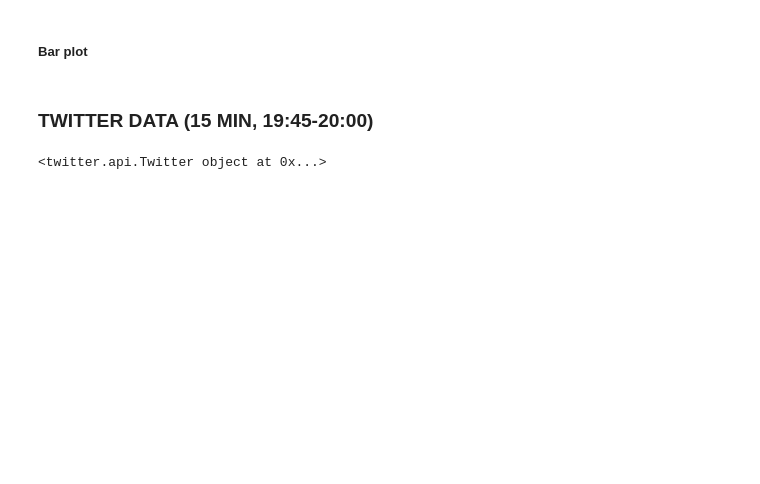
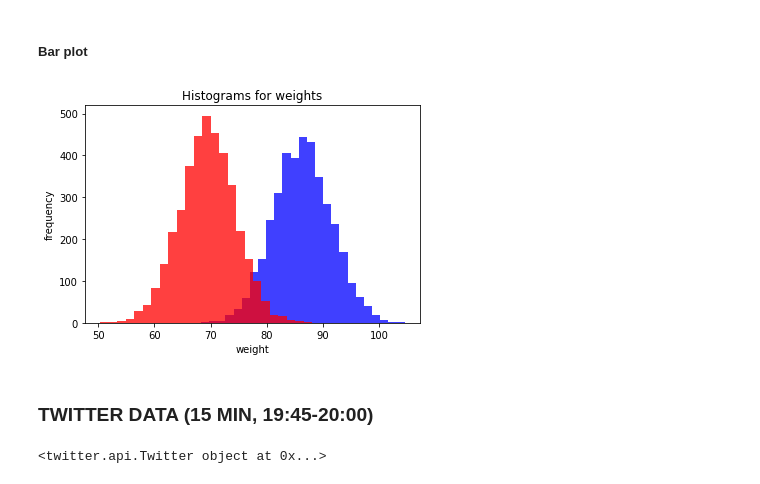
Before and after one commit to jessalfredsen/kom_godt_igang_med_python, a Jupyter notebook: main.ipynb, the cells around one changed output. Drawn from its saved outputs; the diff is of its cells as text; code cells hidden in the pictures; blank space fills up the shorter version.

```diff
--- a/main.ipynb
+++ b/main.ipynb
@@ -759,6 +758,17 @@ plt.show()
 ##### Bar plot
 # %%
 # Gns højde og vægt for mænd og kvinder
+# %%
+bins = 25
+
+plt.hist(df[df['gender'] == 'man']['weight'], bins=bins, alpha=0.75, facecolor='b')
+plt.hist(df[df['gender'] == 'woman']['weight'], bins=bins, alpha=0.75, facecolor='r')
+plt.xlabel('weight')
+plt.ylabel('frequency')
+plt.title('Histograms for weights')
+plt.show()
+# %% [output]
+[figure, added]
 # %% [markdown]
 ### TWITTER DATA (15 MIN, 19:45-20:00)
 # %%
```
Also changed, not shown: parts of 25 cells of this notebook, 2 other files.
